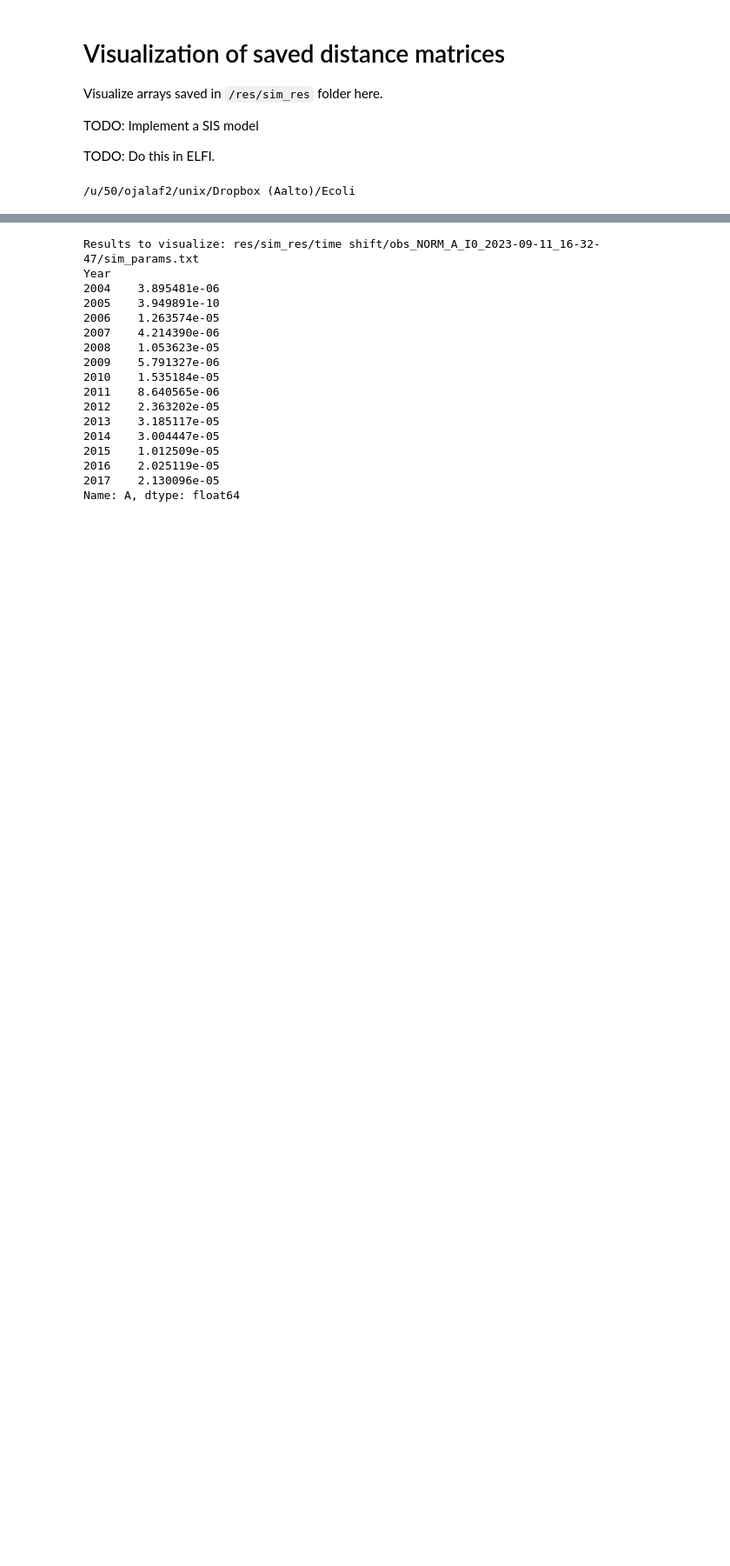
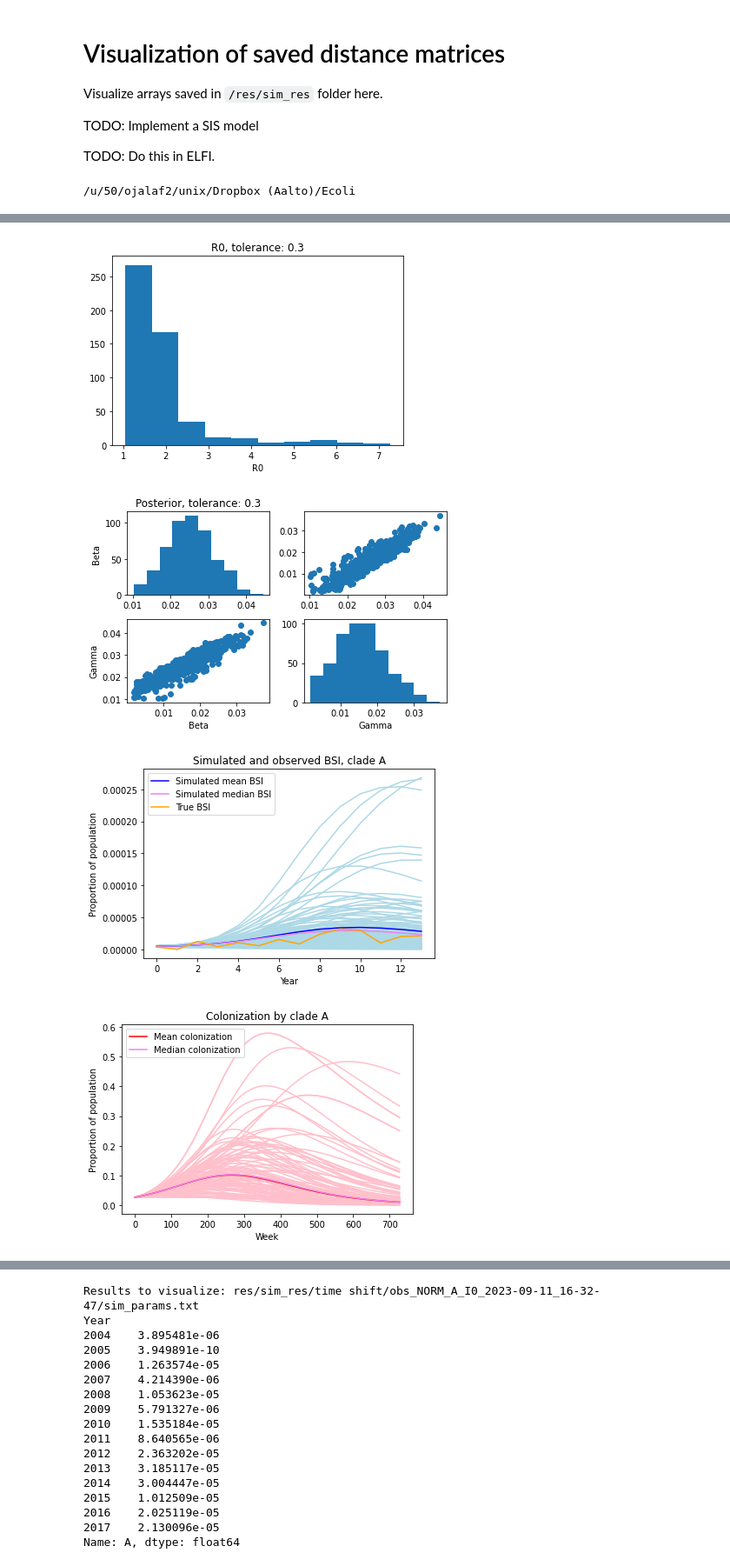
Before and after one commit to fanoja/Ecoli-R0, a Jupyter notebook: grid/grid_visualization.ipynb, the cells around one changed output, grey strips where cells are left out. Shown at 87% size. Saved outputs shown, nothing was run; the diff lists cells and outputs as text; code cells hidden in the pictures; blank space fills up the shorter version.

Commit message:
Testing different models and visualizing

```diff
--- a/grid/grid_visualization.ipynb
+++ b/grid/grid_visualization.ipynb
@@ -44,2 +44,5 @@ theta_BSI: 1.3382654090384618e-05
 DirectoryError: grid/grid_params/final_yearly_bsi/.ipynb_checkpoints
 DirectoryError: grid/grid_params/final_yearly_bsi/.ipynb_checkpoints
+# %%
+visualize_results("res/sim_res/time shift/obs_NORM_A_I0_2023-09-11_16-32-47", 0.3)
+# %% [output]
@@ -45,0 +72,4 @@ DirectoryError: grid/grid_params/final_yearly_bsi/.ipynb_checkpoints
+[figure, added]
+[figure, added]
+[figure, added]
+[figure, added]
```
Also changed, not shown: parts of 3 cells of this notebook, 1 other file.
